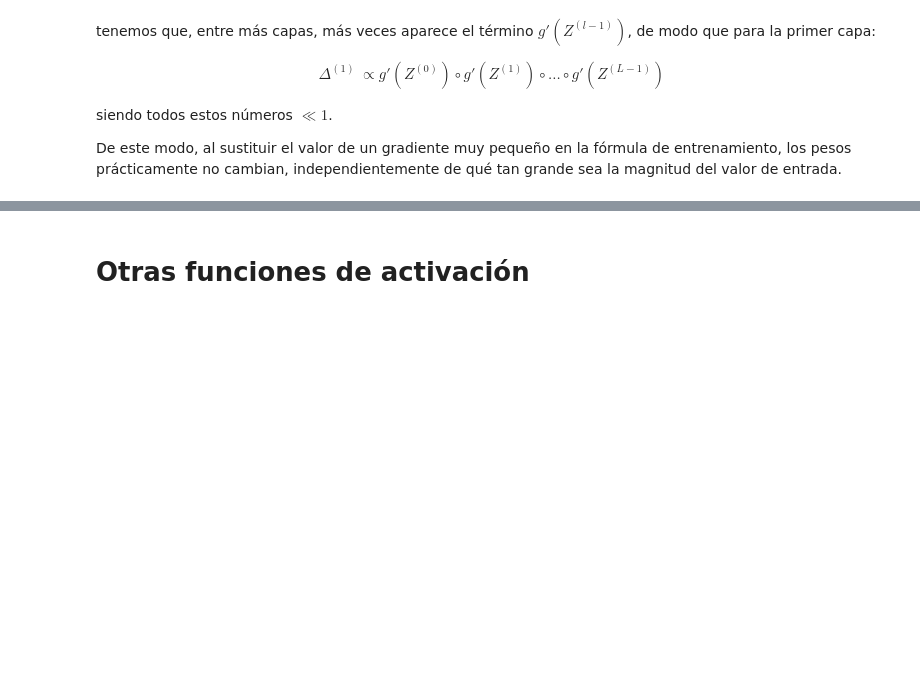
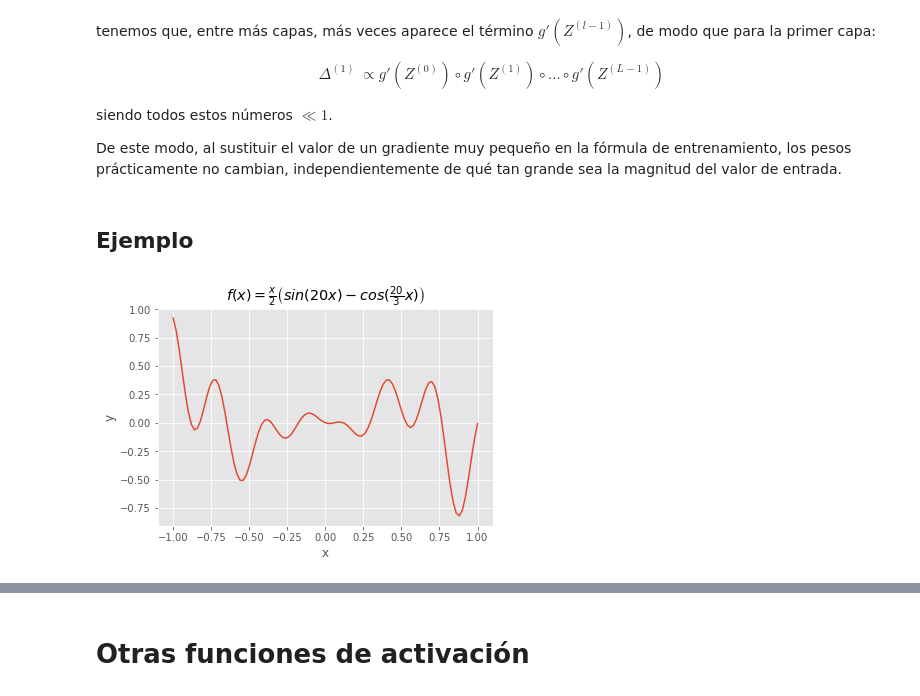
Before and after one commit to VMijangos/Redes_Neuronales, a Jupyter notebook: Notebooks/03 Desvanecimiento del gradiente/Desvanecimiento.ipynb, the cells around one changed output, grey strips where cells are left out. Saved outputs shown, nothing was run; the diff lists cells and outputs as text; code cells hidden in the pictures; blank space fills up the shorter version.

```diff
--- a/Notebooks/03 Desvanecimiento del gradiente/Desvanecimiento.ipynb
+++ b/Notebooks/03 Desvanecimiento del gradiente/Desvanecimiento.ipynb
@@ -52,6 +67,21 @@ tenemos que, entre más capas, más veces aparece el término $g'(Z^{(l-1)})$, d
 siendo todos estos números $\ll 1$.
 
 De este modo, al sustituir el valor de un gradiente muy pequeño en la fórmula de entrenamiento, los pesos prácticamente no cambian, independientemente de qué tan grande sea la magnitud del valor de entrada.
+# %% [markdown]
+## Ejemplo
+# %%
+def grafica_ejemplo():
+    """
+    Muestra la gráfica de la función que tratamos de aproximar
+    """
+    x = np.arange(-1,1.02,0.02)
+    plt.plot(x, x/2 * (np.sin(20*x) - np.cos(20*x/3)))
+    plt.title('$f(x) = \\frac{x}{2} \\left( sin(20x) - cos(\\frac{20}{3}x) \\right)$')
+    plt.xlabel('x')
+    plt.ylabel('y')
+grafica_ejemplo()
+# %% [output]
+[figure, added]
 # %%
 import torch
 from torch import nn
```
Also changed, not shown: parts of 6 cells of this notebook, 1 other file.
